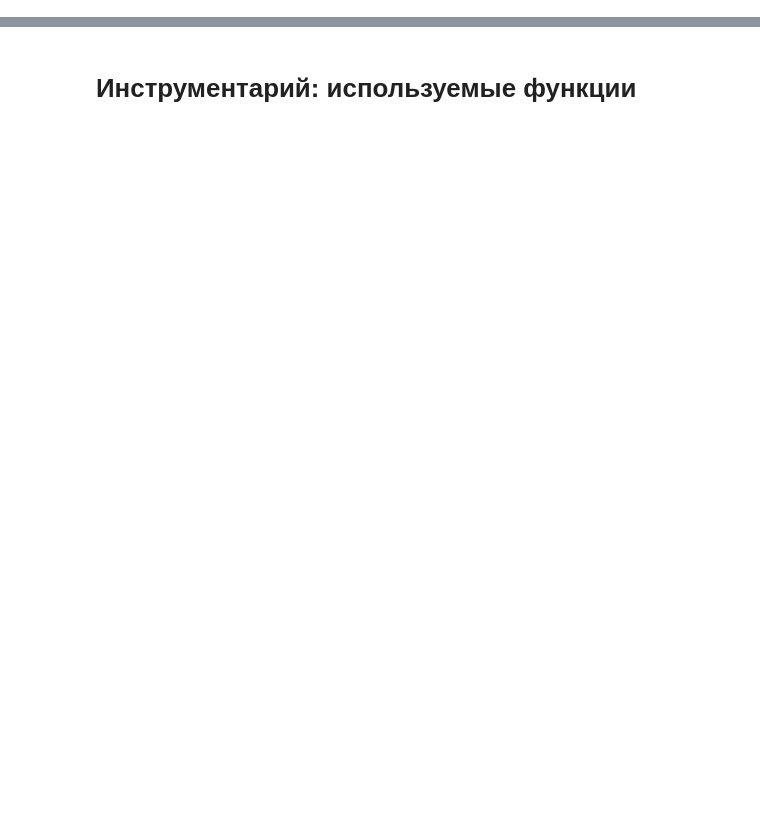
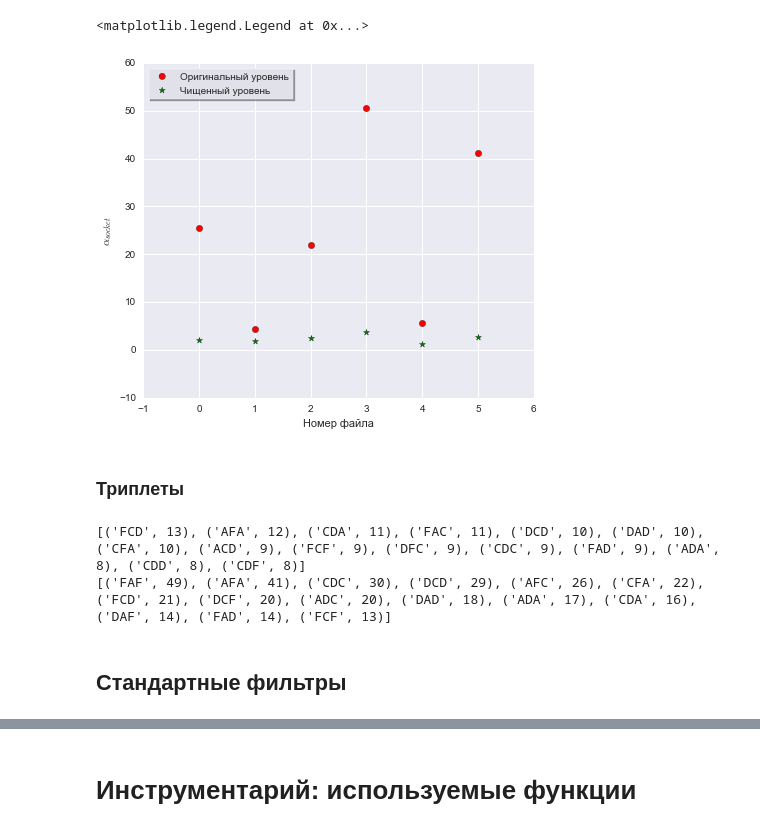
Before and after one commit to aksholokhov/mipt-cardiomed, a Jupyter notebook: stage2.ipynb, the cells around one changed output, grey strips where cells are left out. Cells and saved outputs as stored; diff of their text form; code cells hidden in the pictures; blank space fills up the shorter version.

Commit message:
better later then never (before stage3)

```diff
--- a/stage2.ipynb
+++ b/stage2.ipynb
@@ -12,2 +0,0 @@ FD = 2000 # 2кГц - частота дискретизации сигнала
-# %%
-signal = readSignalFromFile("kdms/6.txt").sig1
@@ -63,0 +103,10 @@ files = [readSignalFromFile(file_name).sig1 for file_name in file_names]
+# %%
+cleaned_data = []
+rfft_cleaned_data = []
+f = FloatProgress(min=0, max=len(data))
+display(f)
+for d in data:
+    cleaned = STFT_children(d)[0]
+    rfft_cleaned_data.append(np.abs(rfft(cleaned[0:524288]))/524288)
+    cleaned_data.append(cleaned)
+    f.value+=1
@@ -63,0 +138,34 @@ files = [readSignalFromFile(file_name).sig1 for file_name in file_names]
+# %%
+socket_factor_cleaned = []
+high_freqs_factor_cleaned = []
+for spectre in rfft_cleaned_data:
+    a, b = hz(2*len(spectre), FD, 150, 800)
+    high_freq_ampl = np.max(spectre[a:b])
+    a, b = hz(2*len(spectre), FD, 47, 54)
+    sock_ampl = np.max(spectre[a:b])
+    a, b = hz(2*len(spectre), FD, 55, 70)
+    mean_noise = np.max(spectre[a:b])
+    socket_factor_cleaned.append(float(sock_ampl)/mean_noise)
+    high_freqs_factor_cleaned.append(float(high_freq_ampl)/mean_noise)
+
+socket_factor = []
+high_freqs_factor = []
+for spectre in rfft_data:
+    a, b = hz(2*len(spectre), FD, 150, 800)
+    high_freq_ampl = np.max(spectre[a:b])
+    a, b = hz(2*len(spectre), FD, 47, 54)
+    sock_ampl = np.max(spectre[a:b])
+    a, b = hz(2*len(spectre), FD, 55, 70)
+    mean_noise = np.max(spectre[a:b])
+    socket_factor.append(float(sock_ampl)/mean_noise)
+    high_freqs_factor.append(float(high_freq_ampl)/mean_noise)
+
+plot = plt.figure(figsize=(7, 6))
+plt.scatter(range(len(socket_factor)), socket_factor, c='r', s=40, label=u'Оригинальный уровень')
+plt.scatter(range(len(socket_factor)), socket_factor_cleaned, c='g', s=40, label=u'Чищенный уровень', marker='*')
+plt.xlabel(u"Номер файла")
+plt.ylabel(r"$\alpha_{socket}$")
+plt.legend(loc='upper left', frameon=True, shadow=True, framealpha=0.9)
+# %% [output]
+<matplotlib.legend.Legend at 0x...>
+[figure, added]
@@ -63,0 +244,2 @@ files = [readSignalFromFile(file_name).sig1 for file_name in file_names]
+# %% [markdown]
+### Триплеты
@@ -63,0 +256,6 @@ files = [readSignalFromFile(file_name).sig1 for file_name in file_names]
+# %%
+print(lit_before[3][1].most_common(15))
+print(lit_after[3][1].most_common(15))
+# %% [output]
+[('FCD', 13), ('AFA', 12), ('CDA', 11), ('FAC', 11), ('DCD', 10), ('DAD', 10), ('CFA', 10), ('ACD', 9), ('FCF', 9), ('DFC', 9), ('CDC', 9), ('FAD', 9), ('ADA', 8), ('CDD', 8), ('CDF', 8)]
+[('FAF', 49), ('AFA', 41), ('CDC', 30), ('DCD', 29), ('AFC', 26), ('CFA', 22), ('FCD', 21), ('DCF', 20), ('ADC', 20), ('DAD', 18), ('ADA', 17), ('CDA', 16), ('DAF', 14), ('FAD', 14), ('FCF', 13)]
@@ -63,0 +273,2 @@ files = [readSignalFromFile(file_name).sig1 for file_name in file_names]
+# %% [markdown]
+## Стандартные фильтры
```
Also changed, not shown: parts of 61 cells of this notebook.
